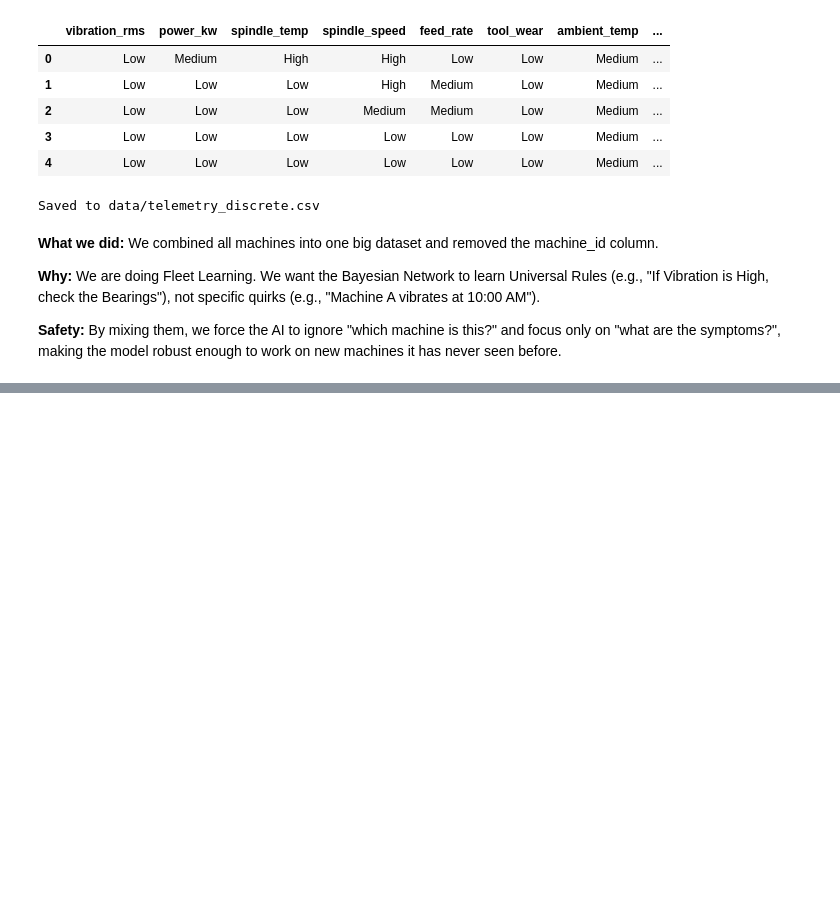
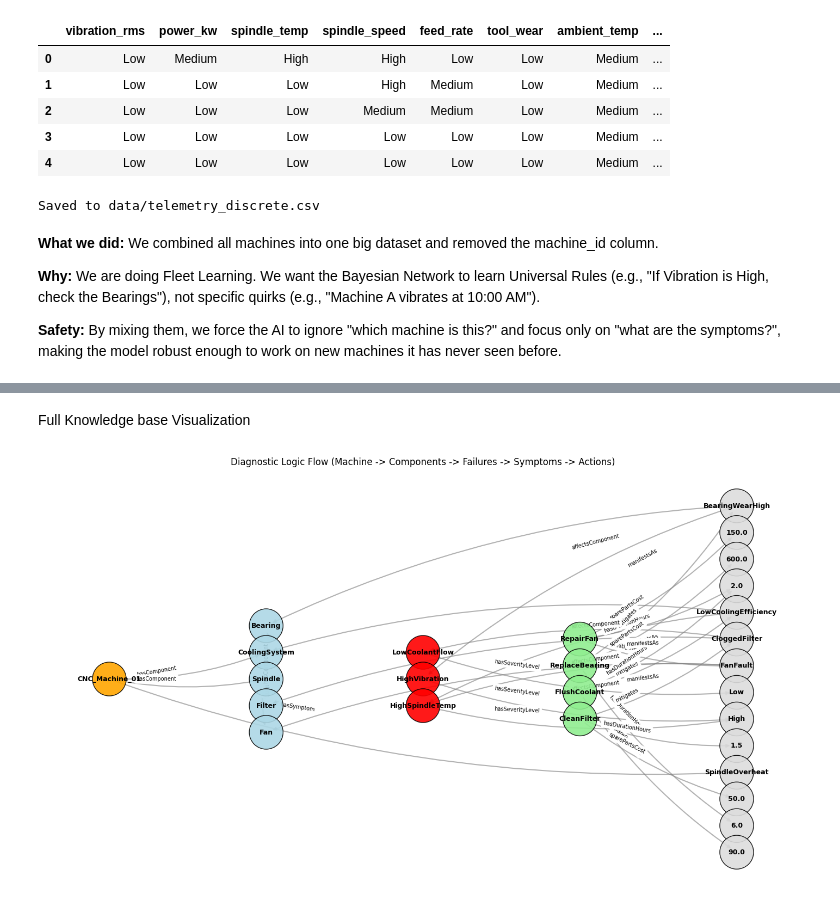
Before and after one commit to gjoliveira/Industrial-Equipment-Failure-Diagnosis, a Jupyter notebook: notebook.ipynb, the cells around one changed output, grey strips where cells are left out. Saved outputs shown, nothing was run; the diff lists cells and outputs as text; code cells hidden in the pictures; blank space fills up the shorter version.

```diff
--- a/notebook.ipynb
+++ b/notebook.ipynb
@@ -882,0 +807,80 @@ Generating visualization...
+# %% [markdown]
+Full Knowledge base Visualization
+# %%
+import networkx as nx
+import matplotlib.pyplot as plt
+from rdflib import Graph, RDF, Namespace
+
+# 1. Load Data
+g = Graph()
+g.parse("knowledge_base_protege.ttl", format="turtle")
+CNC = Namespace("http://example.org/gjoli_diagnostics#")
+
+# 2. Setup Graph
+G = nx.DiGraph()
+
+# 3. Define Layers for the Layout
+# This ensures Machine is on the left, Actions on the right
+layer_map = {
+    "Machine": 0,
+    "Component": 1,
+    "Sensor": 1,
+    "FailureMode": 2,
+    "Symptom": 3,
+    "MaintenanceAction": 4,
+    "Other": 5
+}
+
+# Color Map
+node_colors_map = {
+    "Machine": "orange", "Component": "lightblue", "FailureMode": "violet",
+    "Symptom": "red", "MaintenanceAction": "lightgreen", "Sensor": "yellow", "Other": "#ddd"
+}
+
+# 4. Build Graph & Assign Layers
+entity_types = {}
+for s, p, o in g.triples((None, RDF.type, None)):
+    clean_type = o.split("#")[-1]
+    entity_types[s.split("#")[-1]] = clean_type
+
+for s, p, o in g:
+    if p == RDF.type: continue
+
+    s_name = s.split("#")[-1]
+    o_name = o.split("#")[-1]
+
+    # Assign Layer Attribute to nodes based on their type
+    # (Default to 'Other' layer if type not found)
+    s_type = entity_types.get(s_name, "Other")
+    o_type = entity_types.get(o_name, "Other")
+
+    G.add_node(s_name, layer=layer_map.get(s_type, 5))
+    G.add_node(o_name, layer=layer_map.get(o_type, 5))
+
+    G.add_edge(s_name, o_name, label=p.split("#")[-1])
+
+# 5. Draw with Multipartite (Layered) Layout
+plt.figure(figsize=(18, 10))
+pos = nx.multipartite_layout(G, subset_key="layer") # <--- THE MAGIC FIX
+
+# Colors
+colors = [node_colors_map.get(entity_types.get(n, "Other"), "lightgray") for n in G.nodes()]
+
+# Draw
+nx.draw_networkx_nodes(G, pos, node_size=2000, node_color=colors, alpha=0.9, edgecolors="black")
+nx.draw_networkx_labels(G, pos, font_size=9, font_weight="bold")
+
+# Curved edges help reduce visual clutter
+nx.draw_networkx_edges(G, pos, edge_color="gray", arrows=True, width=1.5, alpha=0.6,
+                       connectionstyle="arc3,rad=0.1")
+
+# Simplify Edge Labels (Only show essential ones to reduce mess)
+edge_labels = nx.get_edge_attributes(G, 'label')
+# Optional: Comment out the next line if it's still too messy
+nx.draw_networkx_edge_labels(G, pos, edge_labels=edge_labels, font_size=7, label_pos=0.7)
+
+plt.title("Diagnostic Logic Flow (Machine -> Components -> Failures -> Symptoms -> Actions)")
+plt.axis("off")
+plt.show()
+# %% [output]
+[figure, added]
```
Also changed, not shown: parts of 82 cells of this notebook, 6 other files.
